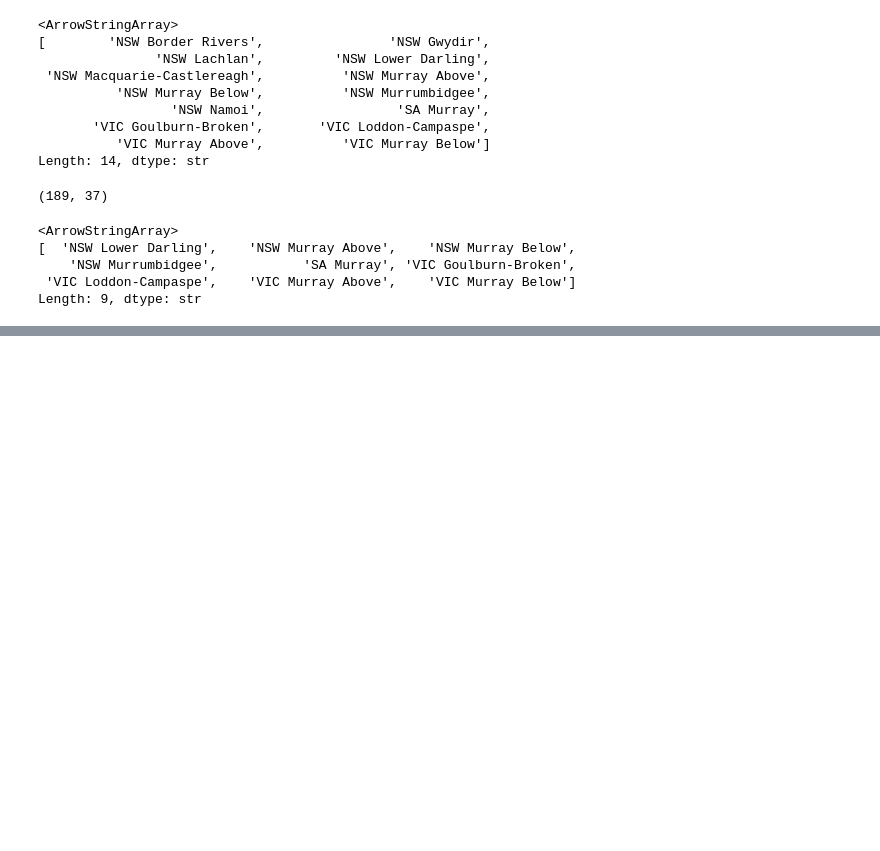
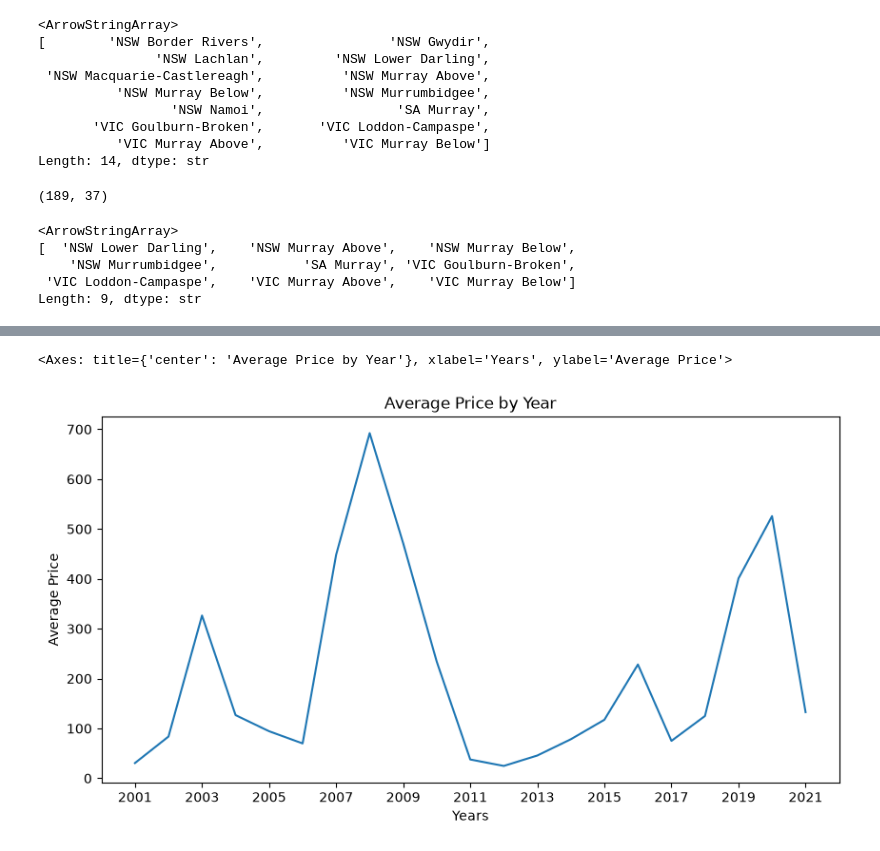
Before and after one commit to imadramdani-prog/murray-darling-water-market, a Jupyter notebook: notebooks/01_explore.ipynb, the cells around one changed output, grey strips where cells are left out. Cells and saved outputs as stored; diff of their text form; code cells hidden in the pictures; blank space fills up the shorter version.

Commit message:
Add price trend chart and interpretation

```diff
--- a/notebooks/01_explore.ipynb
+++ b/notebooks/01_explore.ipynb
@@ -117,0 +138,7 @@ Length: 9, dtype: str
+# %%
+price_by_year = df_south.groupby("Year")["P"].mean()
+# %%
+price_by_year.plot(title="Average Price by Year", ylabel="Average Price", xlabel="Years", xticks=range(2001, 2022, 2), figsize=(10, 5),)
+# %% [output]
+<Axes: title={'center': 'Average Price by Year'}, xlabel='Years', ylabel='Average Price'>
+[figure, added]
```
Also changed, not shown: parts of 1 cell of this notebook.
